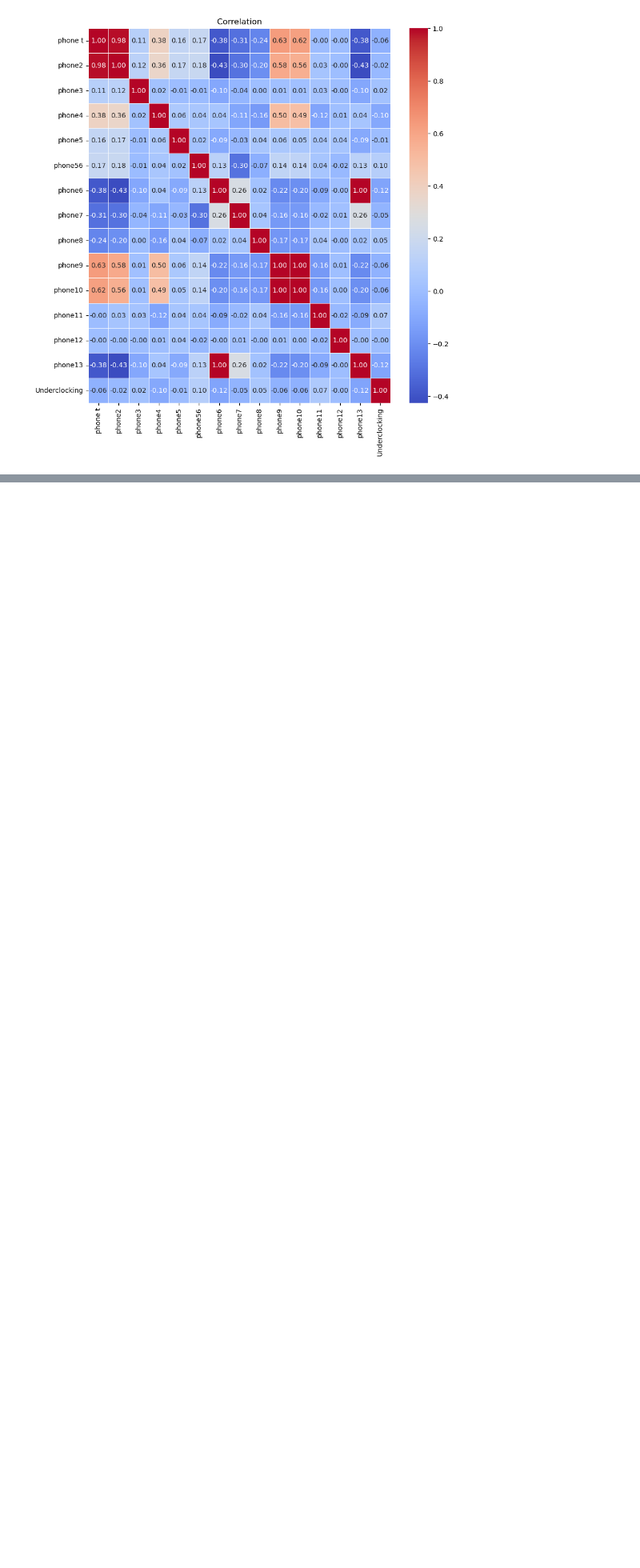
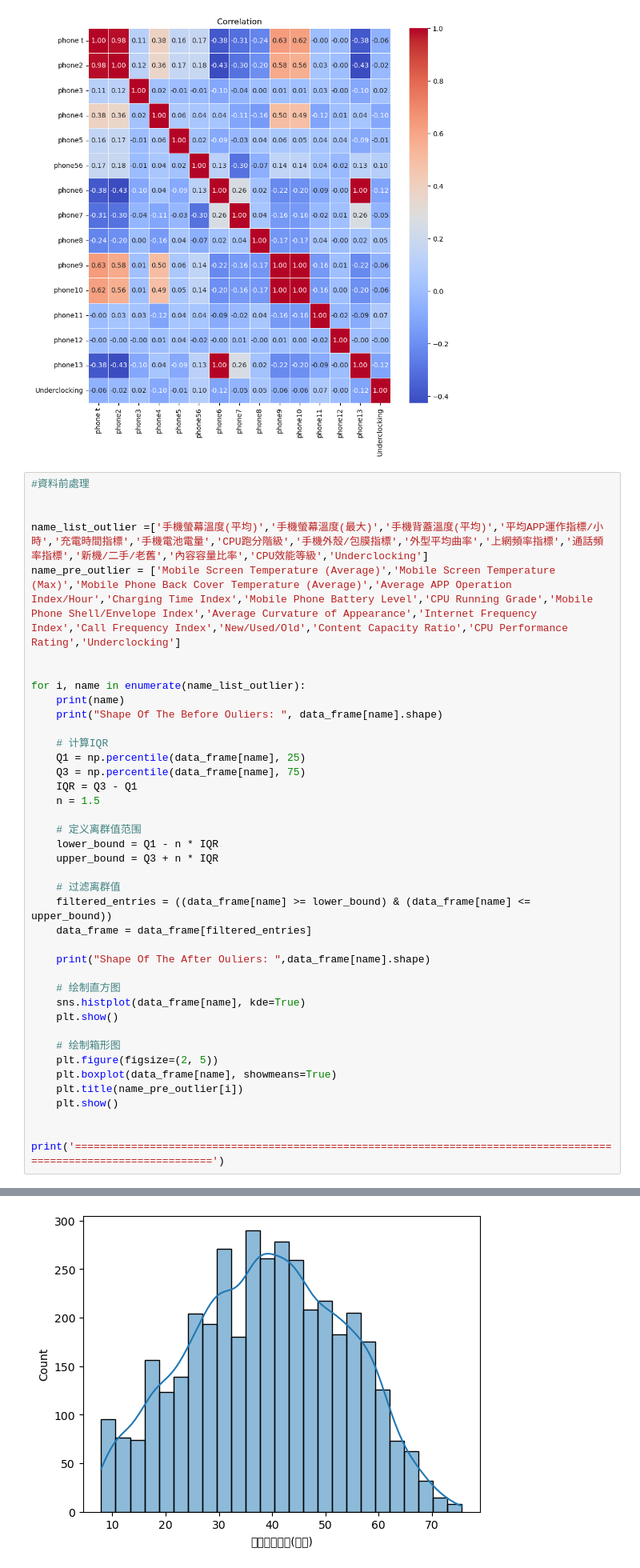
Before and after one commit to jeremy4111/ai, a Jupyter notebook: nn.ipynb, the cells around one changed output, grey strips where cells are left out. Shown at 80% size. Drawn from its saved outputs; the diff is of its cells as text; blank space fills up the shorter version.

```diff
--- a/nn.ipynb
+++ b/nn.ipynb
@@ -74,3 +72,43 @@ plt.title(' Correlation ')
 plt.show()
 # %% [output]
 [figure]
+# %%
+#資料前處理
+
+
+name_list_outlier =['手機螢幕溫度(平均)','手機螢幕溫度(最大)','手機背蓋溫度(平均)','平均APP運作指標/小時','充電時間指標','手機電池電量','CPU跑分階級','手機外殼/包膜指標','外型平均曲率','上網頻率指標','通話頻率指標','新機/二手/老舊','內容容量比率','CPU效能等級','Underclocking']
+name_pre_outlier = ['Mobile Screen Temperature (Average)','Mobile Screen Temperature (Max)','Mobile Phone Back Cover Temperature (Average)','Average APP Operation Index/Hour','Charging Time Index','Mobile Phone Battery Level','CPU Running Grade','Mobile Phone Shell/Envelope Index','Average Curvature of Appearance','Internet Frequency Index','Call Frequency Index','New/Used/Old','Content Capacity Ratio','CPU Performance Rating','Underclocking']
+
+
+for i, name in enumerate(name_list_outlier):
+    print(name)
+    print("Shape Of The Before Ouliers: ", data_frame[name].shape)
+
+    # 计算IQR
+    Q1 = np.percentile(data_frame[name], 25)
+    Q3 = np.percentile(data_frame[name], 75)
+    IQR = Q3 - Q1
+    n = 1.5
+
+    # 定义离群值范围
+    lower_bound = Q1 - n * IQR
+    upper_bound = Q3 + n * IQR
+
+    # 过滤离群值
+    filtered_entries = ((data_frame[name] >= lower_bound) & (data_frame[name] <= upper_bound))
+    data_frame = data_frame[filtered_entries]
+
+    print("Shape Of The After Ouliers: ",data_frame[name].shape)
+
+    # 绘制直方图
+    sns.histplot(data_frame[name], kde=True)
+    plt.show()
+
+    # 绘制箱形图
+    plt.figure(figsize=(2, 5))
+    plt.boxplot(data_frame[name], showmeans=True)
+    plt.title(name_pre_outlier[i])
+    plt.show()
+
+    print('===================================================================================================================')
+# %% [output]
@@ -76,0 +118 @@ plt.show()
+[figure, added]
```
Also changed, not shown: parts of 10 cells of this notebook.
